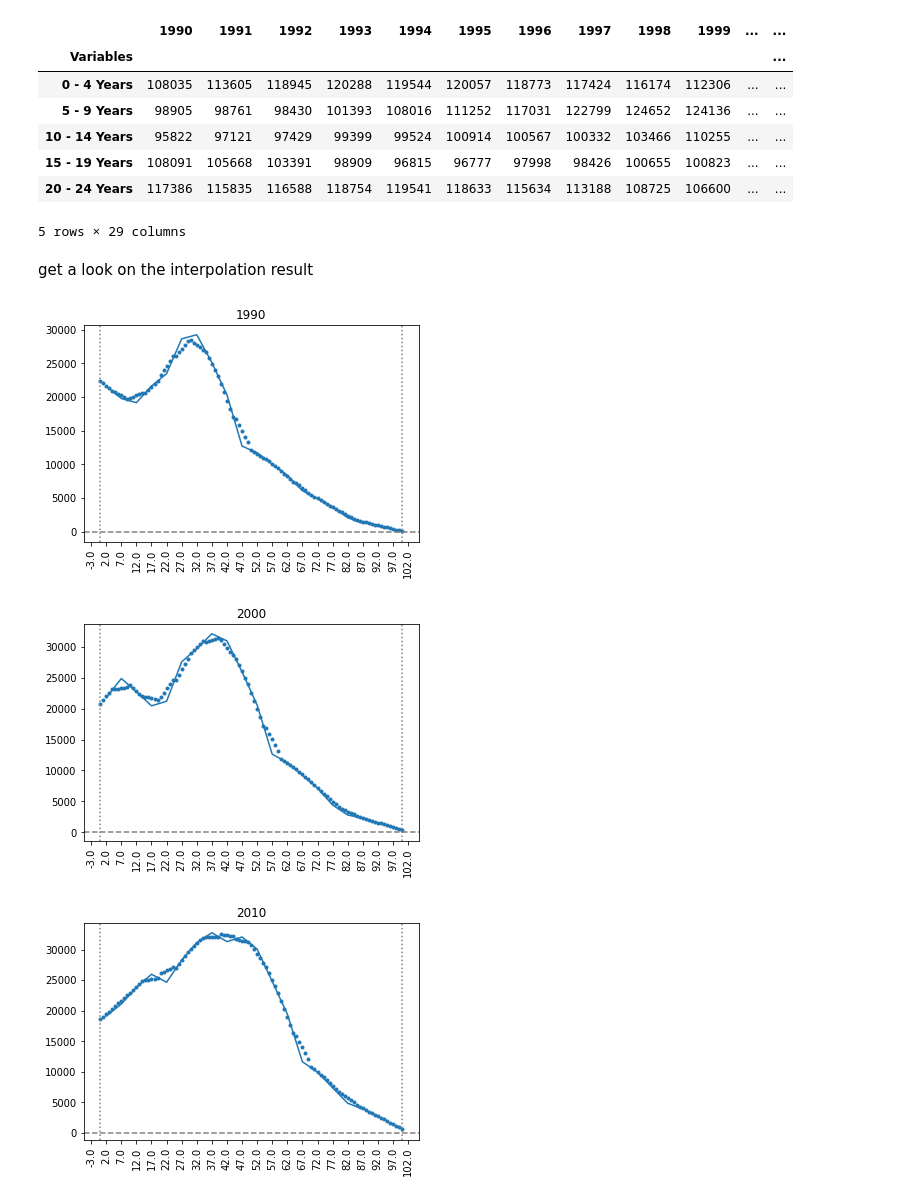
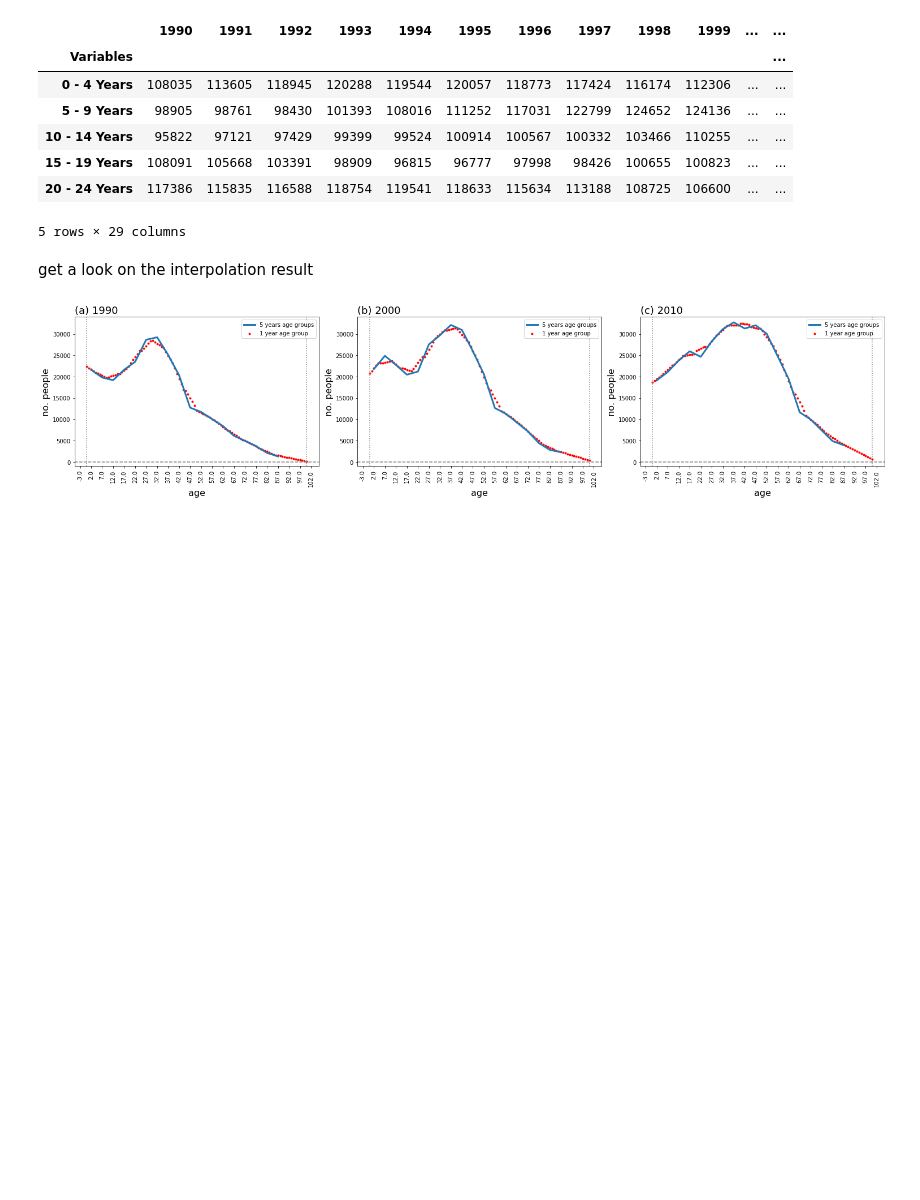
Before and after one commit to ejwillemse/sim-demog-NUK-open, a Jupyter notebook: sandbox/prep_data_for_singapore/prepare_age_dist-female-part-for-fertility.ipynb, the cells around one changed output. Cells and saved outputs as stored; diff of their text form; code cells hidden in the pictures; blank space fills up the shorter version.

```diff
--- a/sandbox/prep_data_for_singapore/prepare_age_dist-female-part-for-fertility.ipynb
+++ b/sandbox/prep_data_for_singapore/prepare_age_dist-female-part-for-fertility.ipynb
@@ -6,8 +6,8 @@ import matplotlib.pyplot as plt
 import seaborn as sns
 import numpy as np
 # %%
-raw_dir = '../data/downloaded_raw'
-out_dir = '../data/processed_dat'
+raw_dir = '../../data/downloaded_raw'
+out_dir = '../../data/processed_dat'
 
 sorted(os.listdir(raw_dir))
 # %% [output]
@@ -109,11 +108,14 @@ for col in df_all3.columns:
     ax.annotate(col.replace('Years','').replace(' ','').replace('&Over',''), xy=(2018.5, float(df_all3[col].tolist()[-1])), xycoords='data')
     #break
 ax.set_xlim([1989, 2020])
-ax.axvline(x=1990., ls='--', color='grey')
-ax.axvline(x=2000., ls='--', color='grey')
-ax.axvline(x=2010., ls='--', color='grey')
+ax.axvline(x=1990., ls='--', color='k')
+ax.axvline(x=2000., ls='--', color='k')
+ax.axvline(x=2010., ls='--', color='k')
 ax.axvline(x=1995., ls=':', color='grey')
 ax.axvline(x=2005., ls=':', color='grey')
 ax.axvline(x=2015., ls=':', color='grey')
+ax.set_xlabel('year', fontsize=18)
+ax.set_ylabel('population size', fontsize=18)
 #ax.legend()
+plt.savefig('age_specific_population_size_throught_years_female.png', dpi=92, bbox_inches='tight')
 # %% [output]
@@ -171,29 +172,38 @@ get a look on the interpolation result
 # %%
 origin_years = ['1990', '2000', '2010']
 agyears = [col.replace('Years','').replace(' ','').replace('&Over','-') for col in df_all2.index]
 midyears = [ i*5.+2. for i in range(18) ]
 midyears_ex = [ i*5.+2. for i in range(-1,21) ]
 
+fig, axs = plt.subplots(1, 3, figsize=(21,5), sharex=True, sharey=False)
+labs = 'abc'
+ii = 0
 for oy in origin_years:
+    ax = axs[ii]
     df_temp = df_all2[[oy]]
     #print(df_temp.head())
     popsize =  [ y/5. for y in df_temp[oy].tolist()]
     x_news, y_news = interpolation(midyears, popsize)
 
-    fig, ax = plt.subplots()
-    ax.plot(midyears, popsize)
-    ax.scatter(x_news, y_news, marker='.')
+    #fig, ax = plt.subplots()
+    ax.plot(midyears, popsize, lw=3, label='5 years age groups')
+    ax.scatter(x_news, y_news, marker='.', color='r', label='1 year age group')
+    ax.set_ylim([-1000, 34000])
     ax.set_xticks(midyears_ex)
     ax.set_xticklabels(midyears_ex, rotation=90)
-    ax.set_title(oy)
+    ax.set_title('({}) {}'.format(labs[ii], str(oy)), loc='left', fontsize=18)
     ax.axvline(x=0, ls=':', c='grey')
     ax.axvline(x=100, ls=':', c='grey')
     ax.axhline(y=0, ls='--', c='grey')
+    ax.set_xlabel('age', fontsize=16)
+    ax.set_ylabel('no. people', fontsize=16)
     #print(x_news)
+    ax.legend(loc='upper right')
+    ii+=1
+plt.tight_layout()
+plt.savefig('age_specific_population_size_interpolation_threeyears_female.png', dpi=92, bbox_inches='tight')
 # %% [output]
-[figure, old version]
+[figure, new version]
-[figure, removed]
-[figure, removed]
 # %%
 origin_years = ['1990', '2000', '2010']
 agyears = [col.replace('Years','').replace(' ','').replace('&Over','-') for col in df_all2.index]
```
Also changed, not shown: parts of 2 cells of this notebook, 2 other files.
